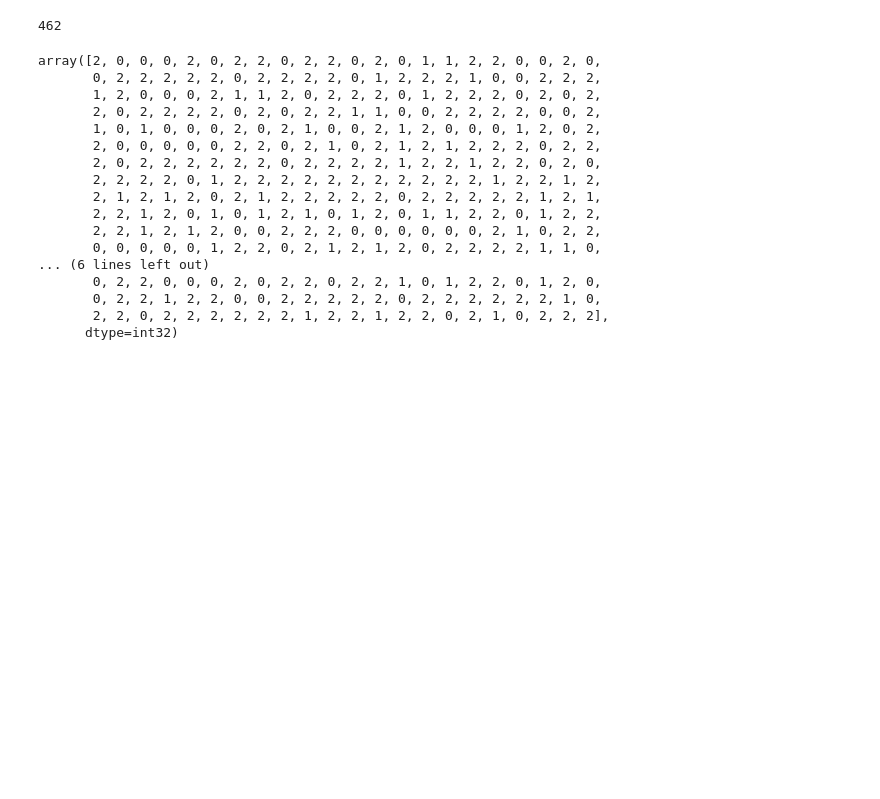
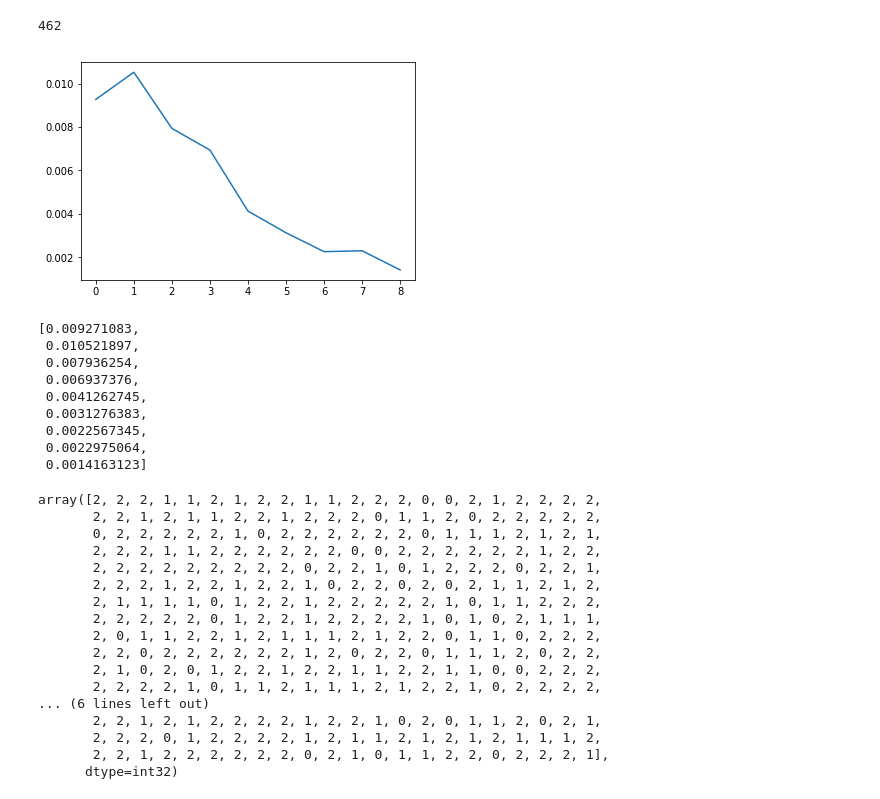
Before and after one commit to 0merjavaid/memAE, a Jupyter notebook: clustering.ipynb, the cells around one changed output. Saved outputs shown, nothing was run; the diff lists cells and outputs as text; code cells hidden in the pictures; blank space fills up the shorter version.

```diff
--- a/clustering.ipynb
+++ b/clustering.ipynb
@@ -301,28 +267,54 @@ for label,img in loss_lists[0]:
     img = torch.tensor(img).unsqueeze(0)
     output = resnet(img).view(-1).cpu().detach().numpy()
     features.append(output)
+# %%
+from sklearn.metrics import silhouette_score
+
+sil = []
+kmax = 10
+
+# dissimilarity would not be defined for a single cluster, thus, minimum number of clusters should be 2
+for k in range(2, kmax+1):
+    kmeans = KMeans(n_clusters = k).fit(np_features)
+    labels = kmeans.labels_
+    sil.append(silhouette_score(np_features, labels, metric = 'euclidean'))
+plt.plot(sil)
+plt.show()
+sil
+# %% [output]
+[figure, added]
+[0.009271083,
+ 0.010521897,
+ 0.007936254,
+ 0.006937376,
+ 0.0041262745,
+ 0.0031276383,
+ 0.0022567345,
+ 0.0022975064,
+ 0.0014163123]
 # %%
+
 np_features = np.stack(features)
 from sklearn.cluster import KMeans
-kmeans = KMeans(n_clusters=3,n_init=1,max_iter=10)
+kmeans = KMeans(n_clusters=3,n_init=3,max_iter=10)
 kmeans.fit(np_features)
 kmeans.labels_
 # %% [output]
-array([2, 0, 0, 0, 2, 0, 2, 2, 0, 2, 2, 0, 2, 0, 1, 1, 2, 2, 0, 0, 2, 0,
-       0, 2, 2, 2, 2, 2, 0, 2, 2, 2, 2, 0, 1, 2, 2, 2, 1, 0, 0, 2, 2, 2,
-       1, 2, 0, 0, 0, 2, 1, 1, 2, 0, 2, 2, 2, 0, 1, 2, 2, 2, 0, 2, 0, 2,
-       2, 0, 2, 2, 2, 2, 0, 2, 0, 2, 2, 1, 1, 0, 0, 2, 2, 2, 2, 0, 0, 2,
-       1, 0, 1, 0, 0, 0, 2, 0, 2, 1, 0, 0, 2, 1, 2, 0, 0, 0, 1, 2, 0, 2,
-       2, 0, 0, 0, 0, 0, 2, 2, 0, 2, 1, 0, 2, 1, 2, 1, 2, 2, 2, 0, 2, 2,
-       2, 0, 2, 2, 2, 2, 2, 2, 0, 2, 2, 2, 2, 1, 2, 2, 1, 2, 2, 0, 2, 0,
-       2, 2, 2, 2, 0, 1, 2, 2, 2, 2, 2, 2, 2, 2, 2, 2, 2, 1, 2, 2, 1, 2,
-       2, 1, 2, 1, 2, 0, 2, 1, 2, 2, 2, 2, 2, 0, 2, 2, 2, 2, 2, 1, 2, 1,
-       2, 2, 1, 2, 0, 1, 0, 1, 2, 1, 0, 1, 2, 0, 1, 1, 2, 2, 0, 1, 2, 2,
-       2, 2, 1, 2, 1, 2, 0, 0, 2, 2, 2, 0, 0, 0, 0, 0, 0, 2, 1, 0, 2, 2,
-       0, 0, 0, 0, 0, 1, 2, 2, 0, 2, 1, 2, 1, 2, 0, 2, 2, 2, 2, 1, 1, 0,
+array([2, 2, 2, 1, 1, 2, 1, 2, 2, 1, 1, 2, 2, 2, 0, 0, 2, 1, 2, 2, 2, 2,
+       2, 2, 1, 2, 1, 1, 2, 2, 1, 2, 2, 2, 0, 1, 1, 2, 0, 2, 2, 2, 2, 2,
+       0, 2, 2, 2, 2, 2, 1, 0, 2, 2, 2, 2, 2, 2, 0, 1, 1, 1, 2, 1, 2, 1,
+       2, 2, 2, 1, 1, 2, 2, 2, 2, 2, 2, 0, 0, 2, 2, 2, 2, 2, 2, 1, 2, 2,
+       2, 2, 2, 2, 2, 2, 2, 2, 2, 0, 2, 2, 1, 0, 1, 2, 2, 2, 0, 2, 2, 1,
+       2, 2, 2, 1, 2, 2, 1, 2, 2, 1, 0, 2, 2, 0, 2, 0, 2, 1, 1, 2, 1, 2,
+       2, 1, 1, 1, 1, 0, 1, 2, 2, 1, 2, 2, 2, 2, 2, 1, 0, 1, 1, 2, 2, 2,
+       2, 2, 2, 2, 2, 0, 1, 2, 2, 1, 2, 2, 2, 2, 1, 0, 1, 0, 2, 1, 1, 1,
+       2, 0, 1, 1, 2, 2, 1, 2, 1, 1, 1, 2, 1, 2, 2, 0, 1, 1, 0, 2, 2, 2,
+       2, 2, 0, 2, 2, 2, 2, 2, 2, 1, 2, 0, 2, 2, 0, 1, 1, 1, 2, 0, 2, 2,
+       2, 1, 0, 2, 0, 1, 2, 2, 1, 2, 2, 1, 1, 2, 2, 1, 1, 0, 0, 2, 2, 2,
+       2, 2, 2, 2, 1, 0, 1, 1, 2, 1, 1, 1, 2, 1, 2, 2, 1, 0, 2, 2, 2, 2,
 ... (6 lines left out)
-       0, 2, 2, 0, 0, 0, 2, 0, 2, 2, 0, 2, 2, 1, 0, 1, 2, 2, 0, 1, 2, 0,
-       0, 2, 2, 1, 2, 2, 0, 0, 2, 2, 2, 2, 2, 0, 2, 2, 2, 2, 2, 2, 1, 0,
-       2, 2, 0, 2, 2, 2, 2, 2, 2, 1, 2, 2, 1, 2, 2, 0, 2, 1, 0, 2, 2, 2],
+       2, 2, 1, 2, 1, 2, 2, 2, 2, 1, 2, 2, 1, 0, 2, 0, 1, 1, 2, 0, 2, 1,
+       2, 2, 2, 0, 1, 2, 2, 2, 2, 1, 2, 1, 1, 2, 1, 2, 1, 2, 1, 1, 1, 2,
+       2, 2, 1, 2, 2, 2, 2, 2, 2, 0, 2, 1, 0, 1, 1, 2, 2, 0, 2, 2, 2, 1],
       dtype=int32)
 # %%
```
Also changed, not shown: parts of 5 cells of this notebook, 3 other files.
